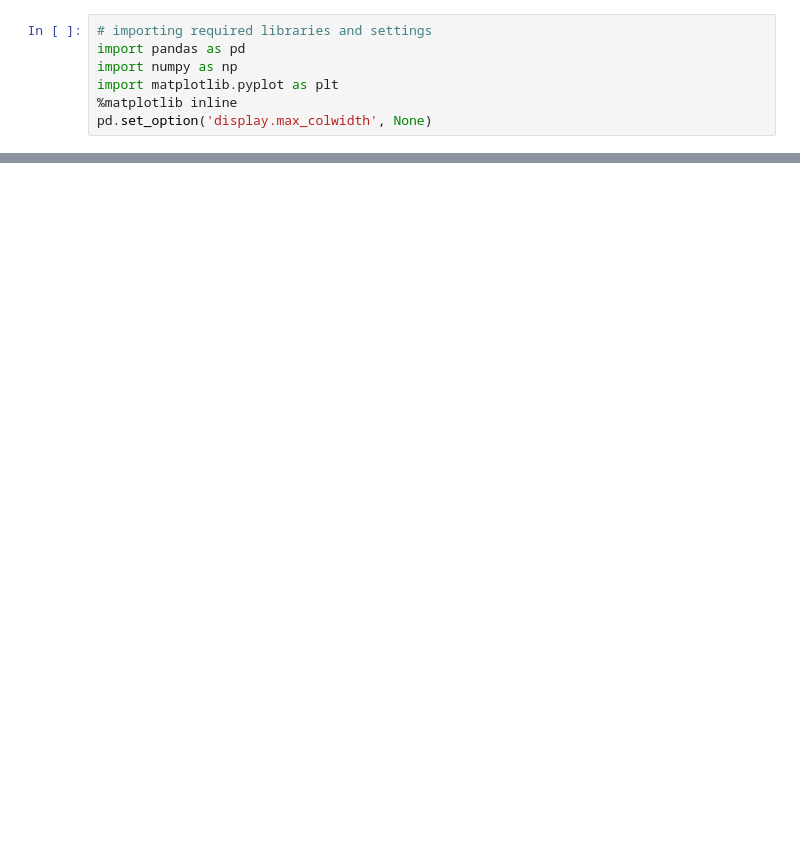
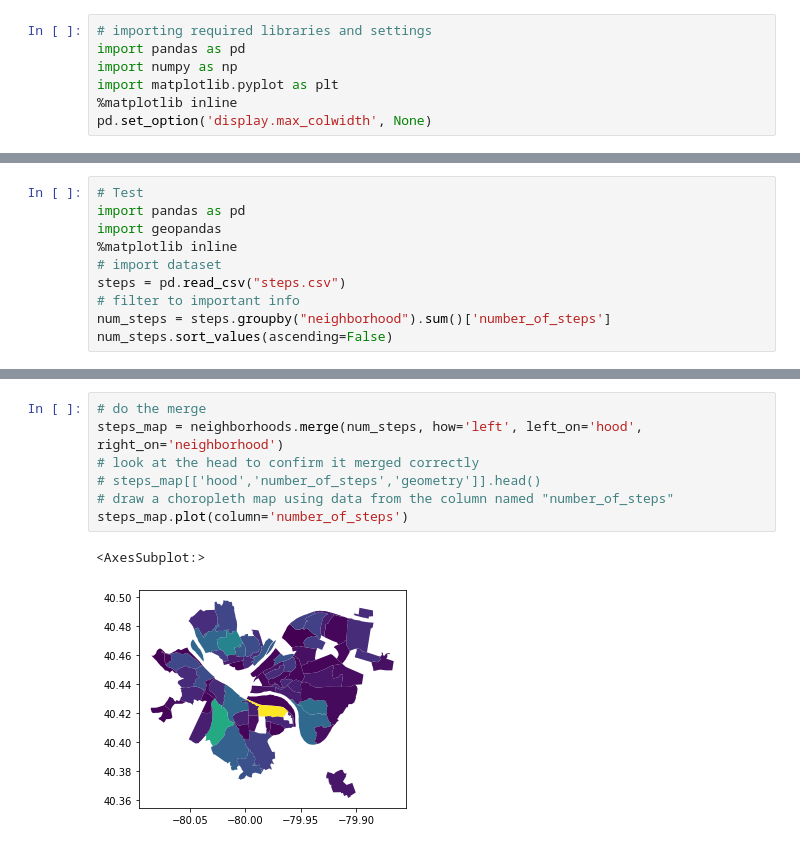
Before and after one commit to EddieTrey/CMPINF0010-Final-Project, a Jupyter notebook: Edward's Notebook/edward.ipynb, the cells around one changed output, grey strips where cells are left out. Drawn from its saved outputs; the diff is of its cells as text; blank space fills up the shorter version.

```diff
--- a/Edward's Notebook/edward.ipynb
+++ b/Edward's Notebook/edward.ipynb
@@ -46,0 +46,10 @@ df_reverse10.plot.bar()
+# %%
+# Test
+import pandas as pd
+import geopandas
+%matplotlib inline
+# import dataset
+steps = pd.read_csv("steps.csv")
+# filter to important info
+num_steps = steps.groupby("neighborhood").sum()['number_of_steps']
+num_steps.sort_values(ascending=False)
@@ -46,0 +76,10 @@ df_reverse10.plot.bar()
+# %%
+# do the merge
+steps_map = neighborhoods.merge(num_steps, how='left', left_on='hood', right_on='neighborhood')
+# look at the head to confirm it merged correctly
+# steps_map[['hood','number_of_steps','geometry']].head()
+# draw a choropleth map using data from the column named "number_of_steps"
+steps_map.plot(column='number_of_steps')
+# %% [output]
+<AxesSubplot:>
+[figure, added]
```
Also changed, not shown: parts of 10 cells of this notebook, 7 other files.
